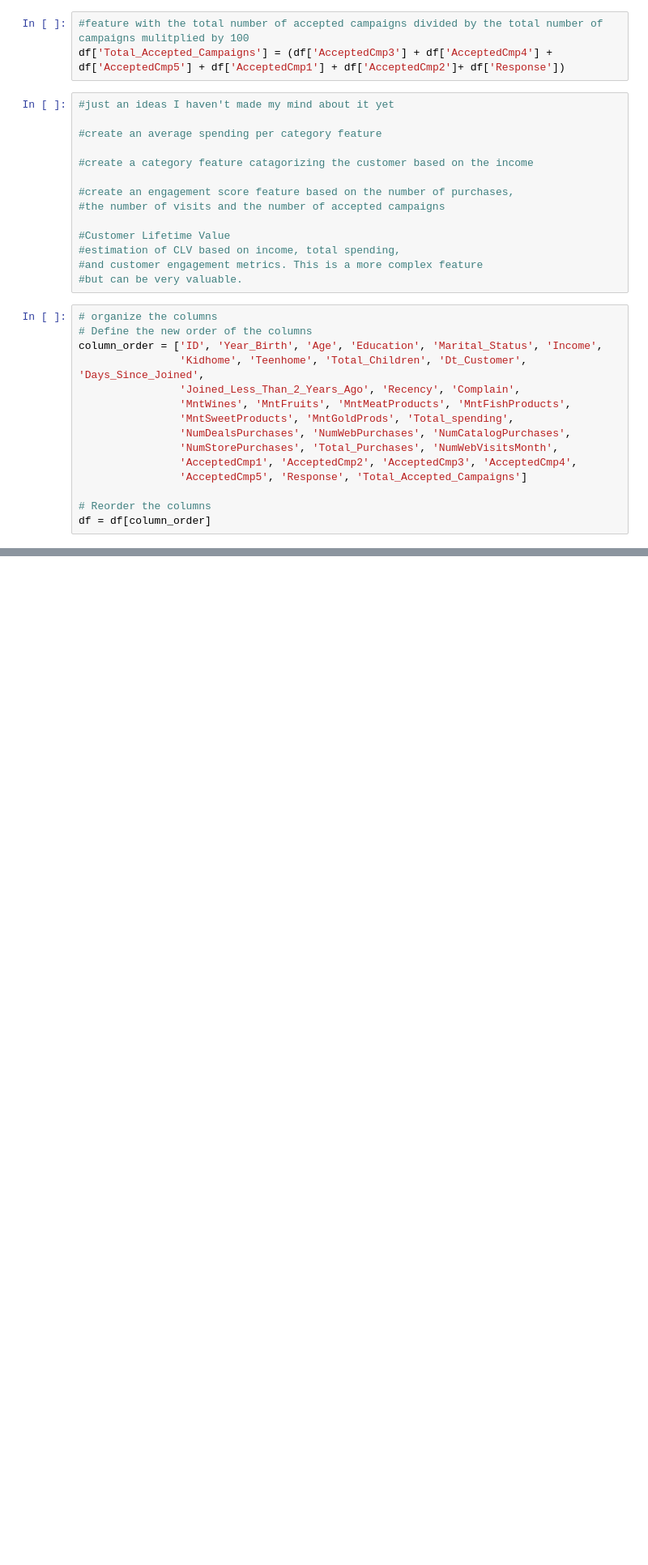
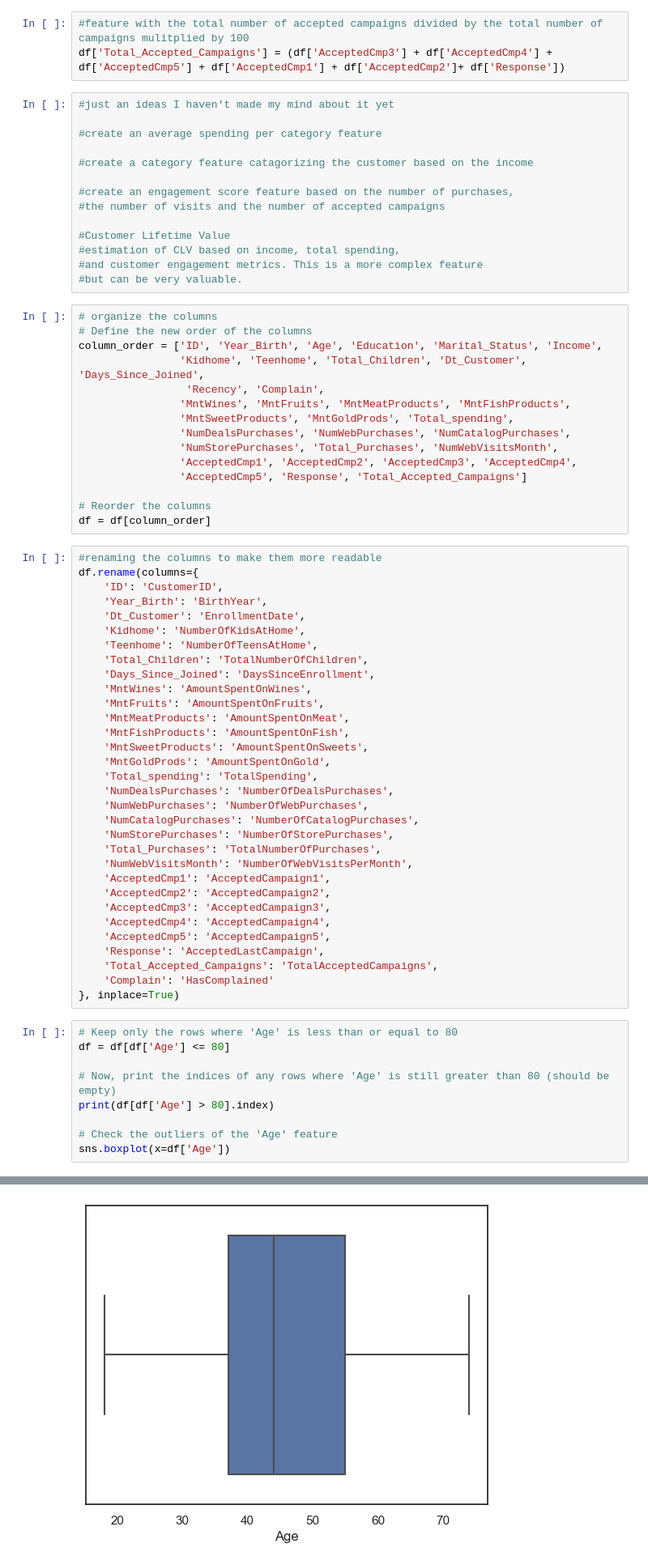
Before and after one commit to OmarEmad313/Data-Analysis-Projects, a Jupyter notebook: Customer personality analysis/customer personality analysis.ipynb, the cells around one changed output, grey strips where cells are left out. Shown at 81% size. Drawn from its saved outputs; the diff is of its cells as text; blank space fills up the shorter version.

```diff
--- a/Customer personality analysis/customer personality analysis.ipynb
+++ b/Customer personality analysis/customer personality analysis.ipynb
@@ -250,7 +231,7 @@ df['Total_Accepted_Campaigns'] = (df['AcceptedCmp3'] + df['AcceptedCmp4'] + df['
 # Define the new order of the columns
 column_order = ['ID', 'Year_Birth', 'Age', 'Education', 'Marital_Status', 'Income',
                 'Kidhome', 'Teenhome', 'Total_Children', 'Dt_Customer', 'Days_Since_Joined',
-                'Joined_Less_Than_2_Years_Ago', 'Recency', 'Complain',
+                 'Recency', 'Complain',
                 'MntWines', 'MntFruits', 'MntMeatProducts', 'MntFishProducts',
                 'MntSweetProducts', 'MntGoldProds', 'Total_spending',
                 'NumDealsPurchases', 'NumWebPurchases', 'NumCatalogPurchases',
@@ -260,3 +241,45 @@ column_order = ['ID', 'Year_Birth', 'Age', 'Education', 'Marital_Status', 'Incom
 
 # Reorder the columns
 df = df[column_order]
+# %%
+#renaming the columns to make them more readable
+df.rename(columns={
+    'ID': 'CustomerID',
+    'Year_Birth': 'BirthYear',
+    'Dt_Customer': 'EnrollmentDate',
+    'Kidhome': 'NumberOfKidsAtHome',
+    'Teenhome': 'NumberOfTeensAtHome',
+    'Total_Children': 'TotalNumberOfChildren',
+    'Days_Since_Joined': 'DaysSinceEnrollment',
+    'MntWines': 'AmountSpentOnWines',
+    'MntFruits': 'AmountSpentOnFruits',
+    'MntMeatProducts': 'AmountSpentOnMeat',
+    'MntFishProducts': 'AmountSpentOnFish',
+    'MntSweetProducts': 'AmountSpentOnSweets',
+    'MntGoldProds': 'AmountSpentOnGold',
+    'Total_spending': 'TotalSpending',
+    'NumDealsPurchases': 'NumberOfDealsPurchases',
+    'NumWebPurchases': 'NumberOfWebPurchases',
+    'NumCatalogPurchases': 'NumberOfCatalogPurchases',
+    'NumStorePurchases': 'NumberOfStorePurchases',
+    'Total_Purchases': 'TotalNumberOfPurchases',
+    'NumWebVisitsMonth': 'NumberOfWebVisitsPerMonth',
+    'AcceptedCmp1': 'AcceptedCampaign1',
+    'AcceptedCmp2': 'AcceptedCampaign2',
+    'AcceptedCmp3': 'AcceptedCampaign3',
+    'AcceptedCmp4': 'AcceptedCampaign4',
+    'AcceptedCmp5': 'AcceptedCampaign5',
+    'Response': 'AcceptedLastCampaign',
+    'Total_Accepted_Campaigns': 'TotalAcceptedCampaigns',
+    'Complain': 'HasComplained'
+}, inplace=True)
+# %%
+# Keep only the rows where 'Age' is less than or equal to 80
+df = df[df['Age'] <= 80]
+
+# Now, print the indices of any rows where 'Age' is still greater than 80 (should be empty)
+print(df[df['Age'] > 80].index)
+
+# Check the outliers of the 'Age' feature
+sns.boxplot(x=df['Age'])
+# %% [output]
@@ -262,0 +288 @@ df = df[column_order]
+[figure, added]
```
Also changed, not shown: parts of 23 cells of this notebook.
